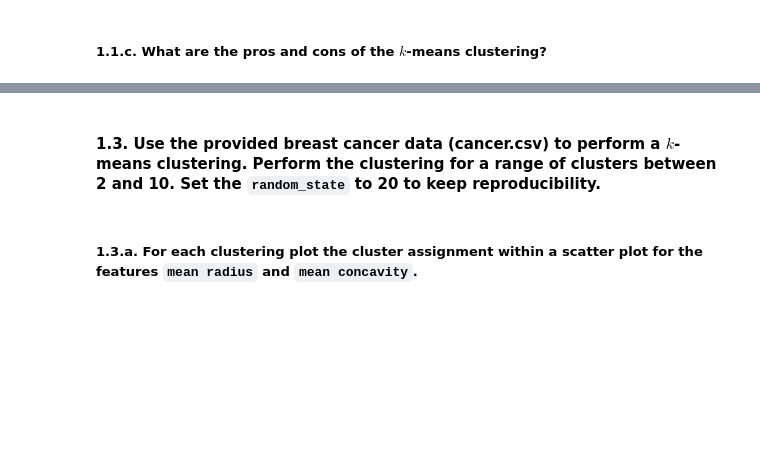
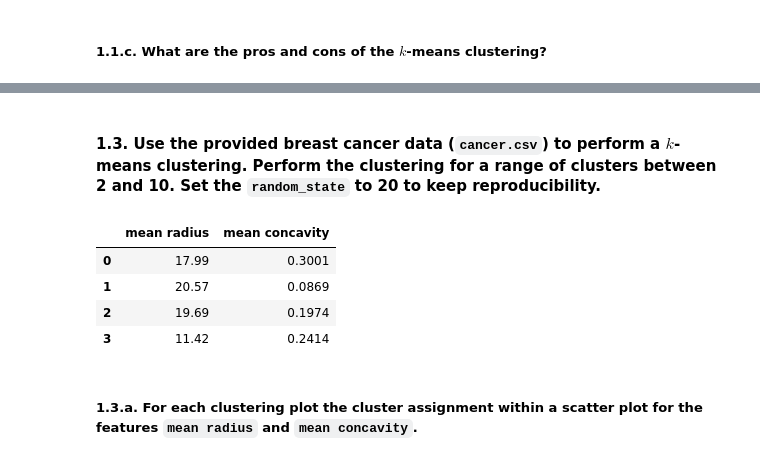
Before and after one commit to FabriceBeaumont/MA-INF_4216_Biomedical_DS_and_AI, a Jupyter notebook: Sheet5/Assignment5_Solutions.ipynb, the cells around one changed output, grey strips where cells are left out. Cells and saved outputs as stored; diff of their text form; code cells hidden in the pictures; blank space fills up the shorter version.

```diff
--- a/Sheet5/Assignment5_Solutions.ipynb
+++ b/Sheet5/Assignment5_Solutions.ipynb
@@ -73,5 +171,15 @@ Image('img_sheet5_ex1-2.png')
 # %% [markdown]
-#### 1.3. Use the provided breast cancer data (cancer.csv) to perform a $k$-means clustering. Perform the clustering for a range of clusters between 2 and 10. Set the `random_state` to 20 to keep reproducibility.
+
+#### 1.3. Use the provided breast cancer data (`cancer.csv`) to perform a $k$-means clustering. Perform the clustering for a range of clusters between 2 and 10. Set the `random_state` to 20 to keep reproducibility.
+# %%
+breast_cancer_db = pd.read_csv('https://raw.githubusercontent.com/D34dP0oL/4216_Biomedical_DS_and_AI/main/Sheet5/cancer.csv', index_col="Unnamed: 0")
+breast_cancer_db.head(4)
+# %% [output]
+|  | mean radius | mean concavity |
+| 0 | 17.99 | 0.3001 |
+| 1 | 20.57 | 0.0869 |
+| 2 | 19.69 | 0.1974 |
+| 3 | 11.42 | 0.2414 |
 # %% [markdown]
 ##### 1.3.a. For each clustering plot the cluster assignment within a scatter plot for the features `mean radius` and `mean concavity`.
 # %% [markdown]
```
Also changed, not shown: parts of 10 cells of this notebook.
